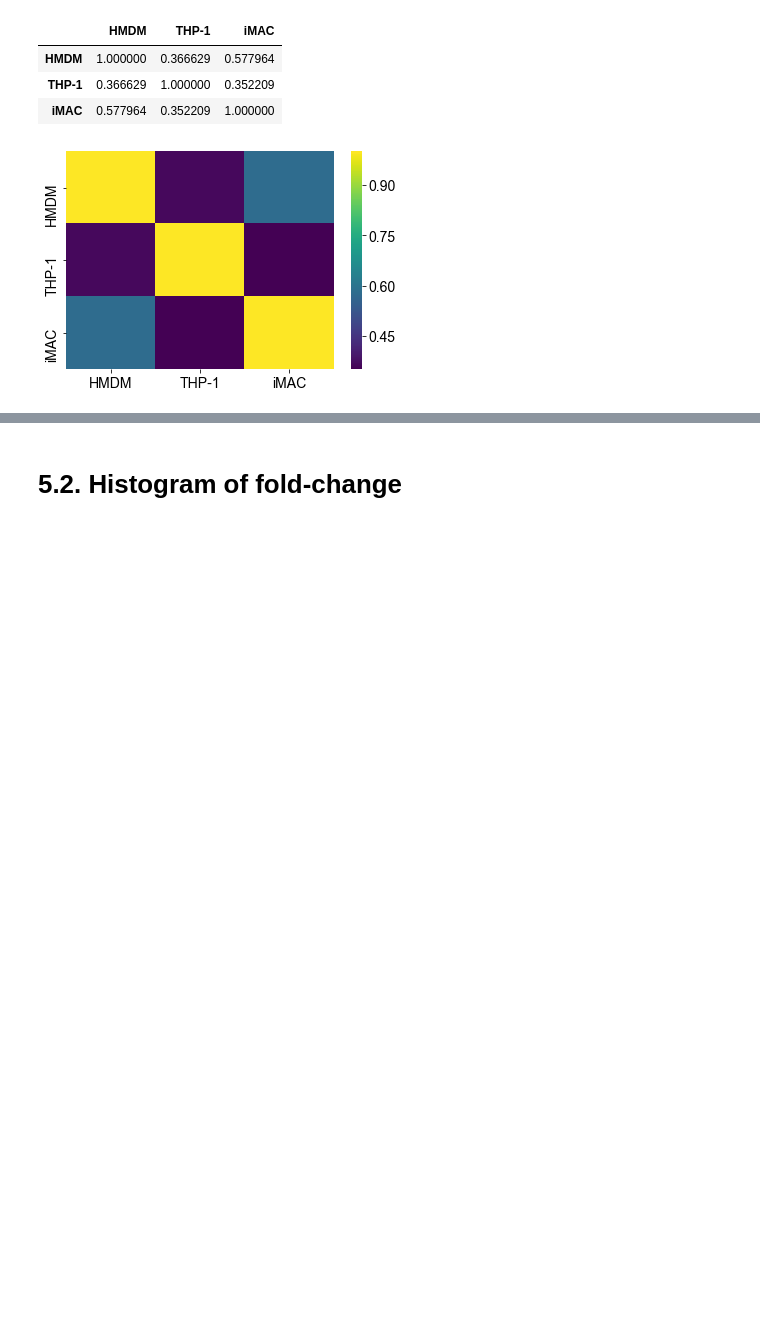
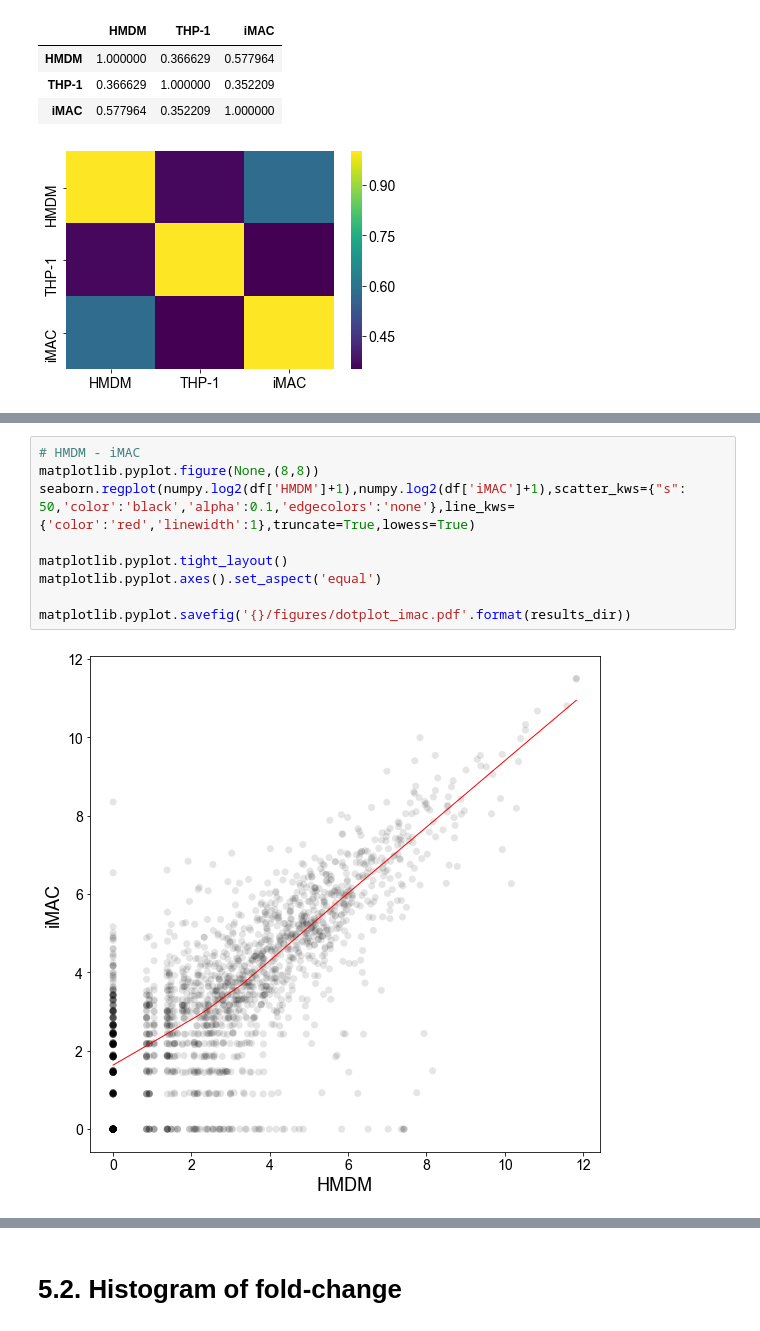
Before and after one commit to adelomana/uwm, a Jupyter notebook: proteomics/proteomics.ipynb, the cells around one changed output, grey strips where cells are left out. Cells and saved outputs as stored; diff of their text form; blank space fills up the shorter version.

```diff
--- a/proteomics/proteomics.ipynb
+++ b/proteomics/proteomics.ipynb
@@ -288,0 +294,11 @@ spearman
+# %%
+# HMDM - iMAC
+matplotlib.pyplot.figure(None,(8,8))
+seaborn.regplot(numpy.log2(df['HMDM']+1),numpy.log2(df['iMAC']+1),scatter_kws={"s": 50,'color':'black','alpha':0.1,'edgecolors':'none'},line_kws={'color':'red','linewidth':1},truncate=True,lowess=True)
+
+matplotlib.pyplot.tight_layout()
+matplotlib.pyplot.axes().set_aspect('equal')
+
+matplotlib.pyplot.savefig('{}/figures/dotplot_imac.pdf'.format(results_dir))
+# %% [output]
+[figure, added]
```
Also changed, not shown: parts of 5 cells of this notebook, 2 other files.
